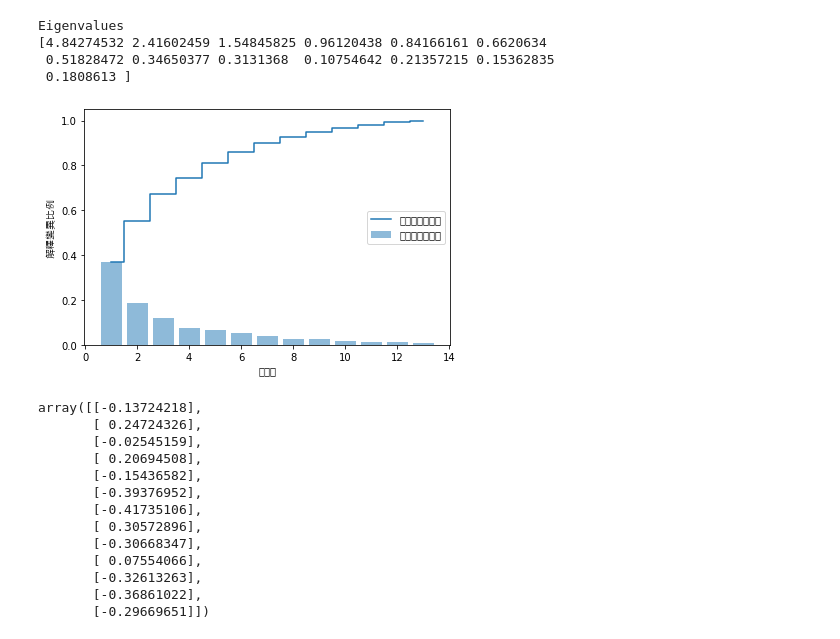
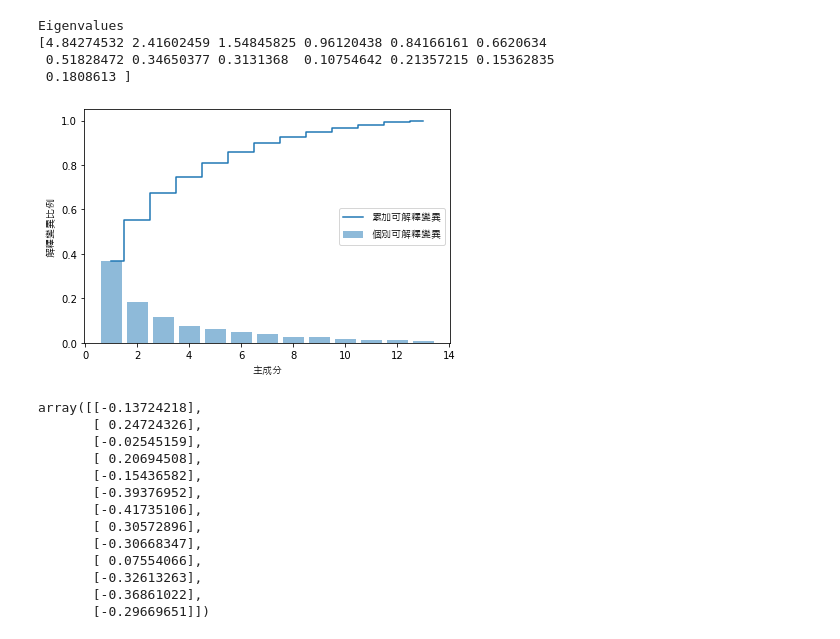
Before and after one commit to renardbao/ML_learn, a Jupyter notebook: Data_Preprocessing.ipynb, the cells around one changed output. Saved outputs shown, nothing was run; the diff lists cells and outputs as text; code cells hidden in the pictures.

```diff
--- a/Data_Preprocessing.ipynb
+++ b/Data_Preprocessing.ipynb
@@ -818,21 +769,27 @@ Eigenvalues
 tot = sum(eigen_vals)
 var_exp = [(i / tot) for i in sorted(eigen_vals, reverse=True)]
 cum_var_exp = np.cumsum(var_exp)
+# %%
+#設置plt中文
+from matplotlib import font_manager
+
+fontP = font_manager.FontProperties()
+fontP.set_family('Microsoft JhengHei')
 # %%
 plt.bar(range(1, 14), var_exp, alpha=0.5, align='center',
         label='個別可解釋變異'#,fontproperties="Microsoft JhengHei"
        )
 plt.step(range(1, 14), cum_var_exp, where='mid',
          label='累加可解釋變異'#,fontproperties="Microsoft JhengHei"
         )
 plt.ylabel('解釋變異比例',fontproperties="Microsoft JhengHei")
-plt.xlabel('主成分')
-plt.legend(loc='center right')
+plt.xlabel('主成分',fontproperties="Microsoft JhengHei")
+plt.legend(loc='center right',prop = fontP)
 plt.tight_layout()
 # plt.savefig('images/05_02.png', dpi=300)
 plt.show()
 # %% [output]
-[figure, old version]
+[figure, new version]
 # %%
 eigen_pairs = [
                 (np.abs(eigen_vals[i]), eigen_vecs[:, i])
```
Also changed, not shown: parts of 51 cells of this notebook, 1 other file.
